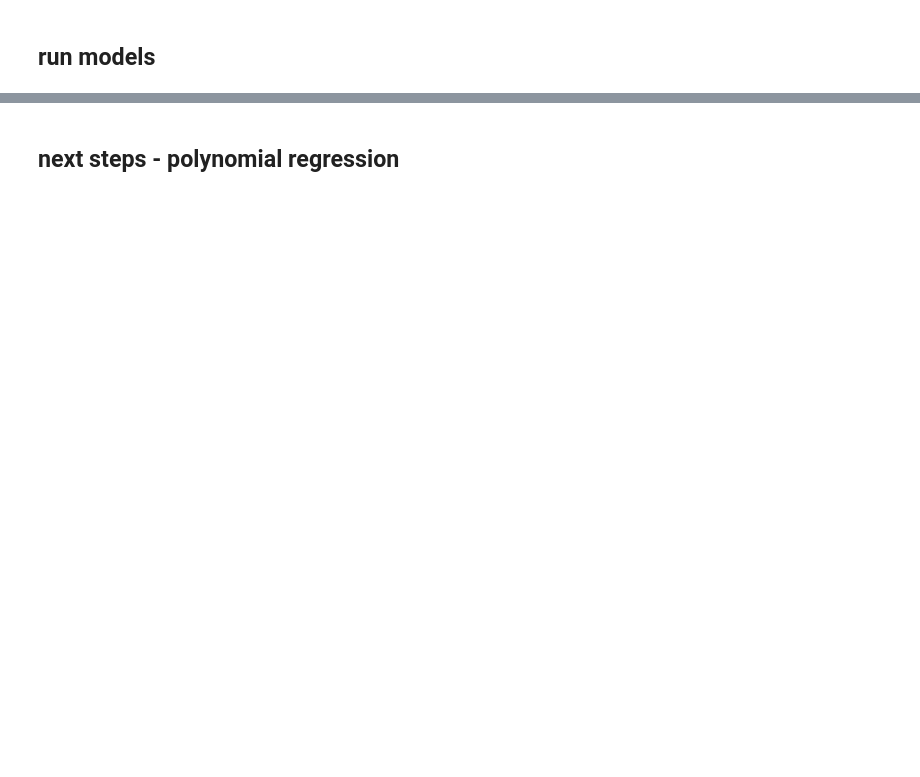
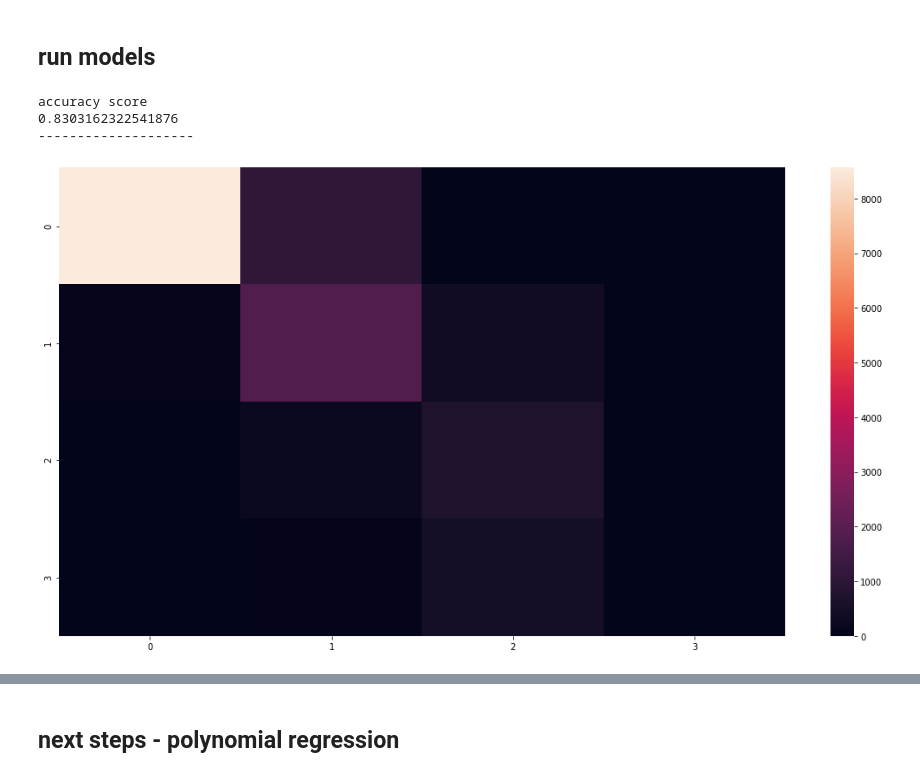
Before and after one commit to ArielJosephCohen/diamonds, a Jupyter notebook: first_model.ipynb, the cells around one changed output, grey strips where cells are left out. Drawn from its saved outputs; the diff is of its cells as text; code cells hidden in the pictures; blank space fills up the shorter version.

```diff
--- a/first_model.ipynb
+++ b/first_model.ipynb
@@ -488,5 +502,12 @@ def continuous_model(X,y,method,target, scale=None):
     print(f'RMSE: {(mean_squared_error(y_test,p))**.5}')
 # %% [markdown]
 ## run models
+# %%
+classification_model(X2,y1,xgbc,'price_bin')
+# %% [output]
+accuracy score
+0.8303162322541876
+--------------------
+[figure, added]
 # %%
 classification_model(X1,y1,xgbc,'price_bin')
```
Also changed, not shown: parts of 7 cells of this notebook, 1 other file.
